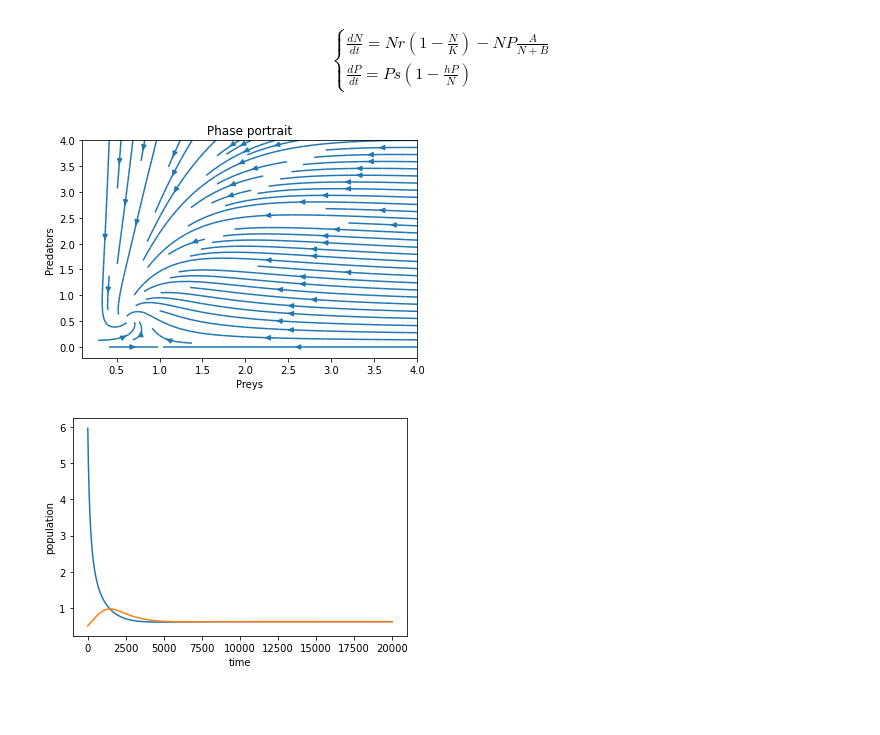
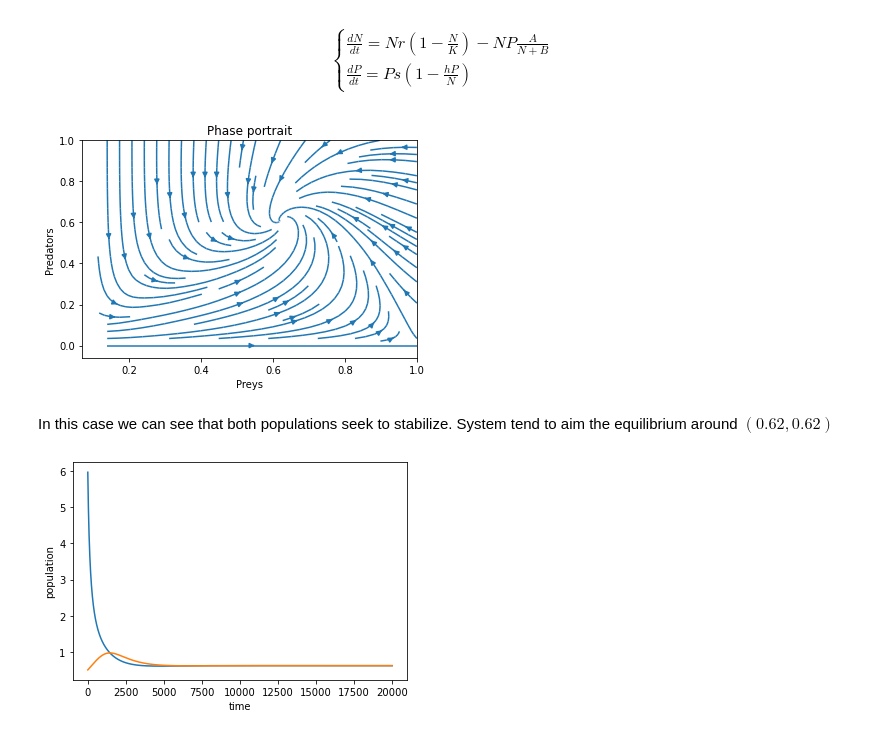
Before and after one commit to Deneverhad/Lotka, a Jupyter notebook: Lotka-Voltera.ipynb, the cells around one changed output. Drawn from its saved outputs; the diff is of its cells as text; code cells hidden in the pictures; blank space fills up the shorter version.

Commit message:
Add different cases for competition

```diff
--- a/Lotka-Voltera.ipynb
+++ b/Lotka-Voltera.ipynb
@@ -148,6 +146,8 @@ Y2 = [0.5, 6]
 # %%
 ### PHASE PORTAIT
-phase_plot(functions, 4, 15)
+phase_plot(functions, 1, 10)
 # %% [output]
-[figure, old version]
+[figure, new version]
+# %% [markdown]
+In this case we can see that both populations seek to stabilize. System tend to aim the equilibrium around $(0.62, 0.62)$
 # %%
```
Also changed, not shown: parts of 20 cells of this notebook.
